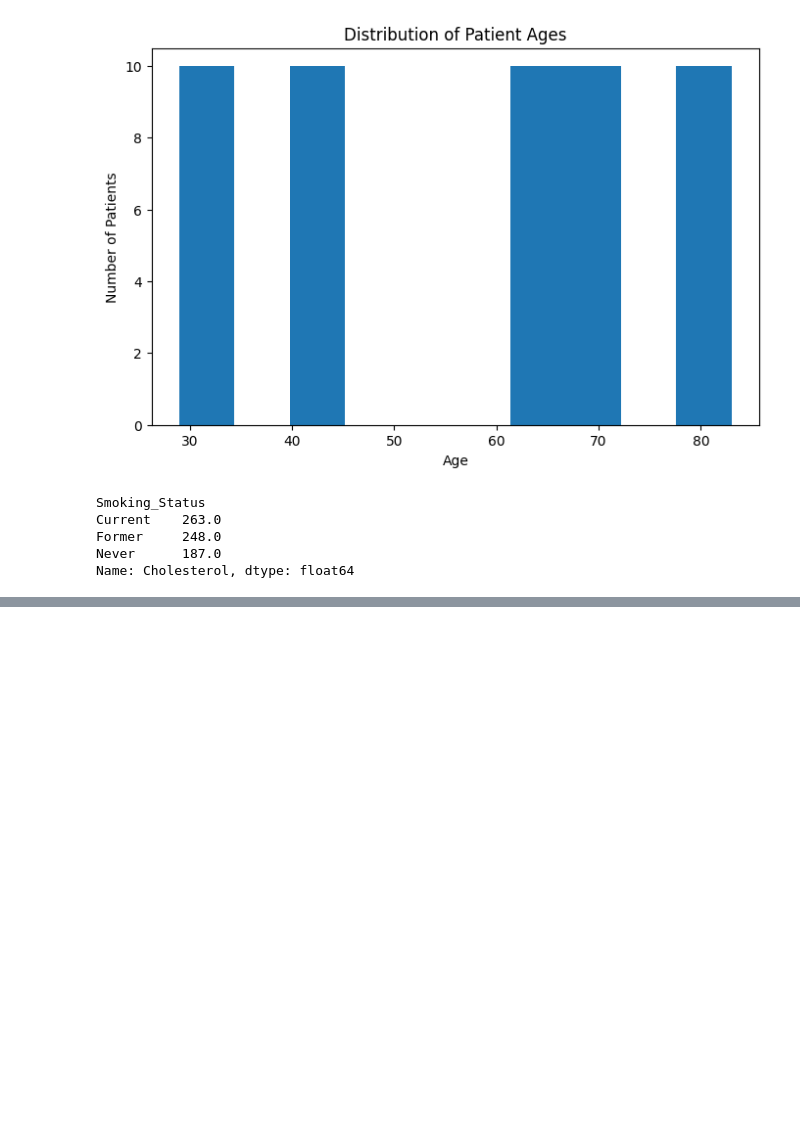
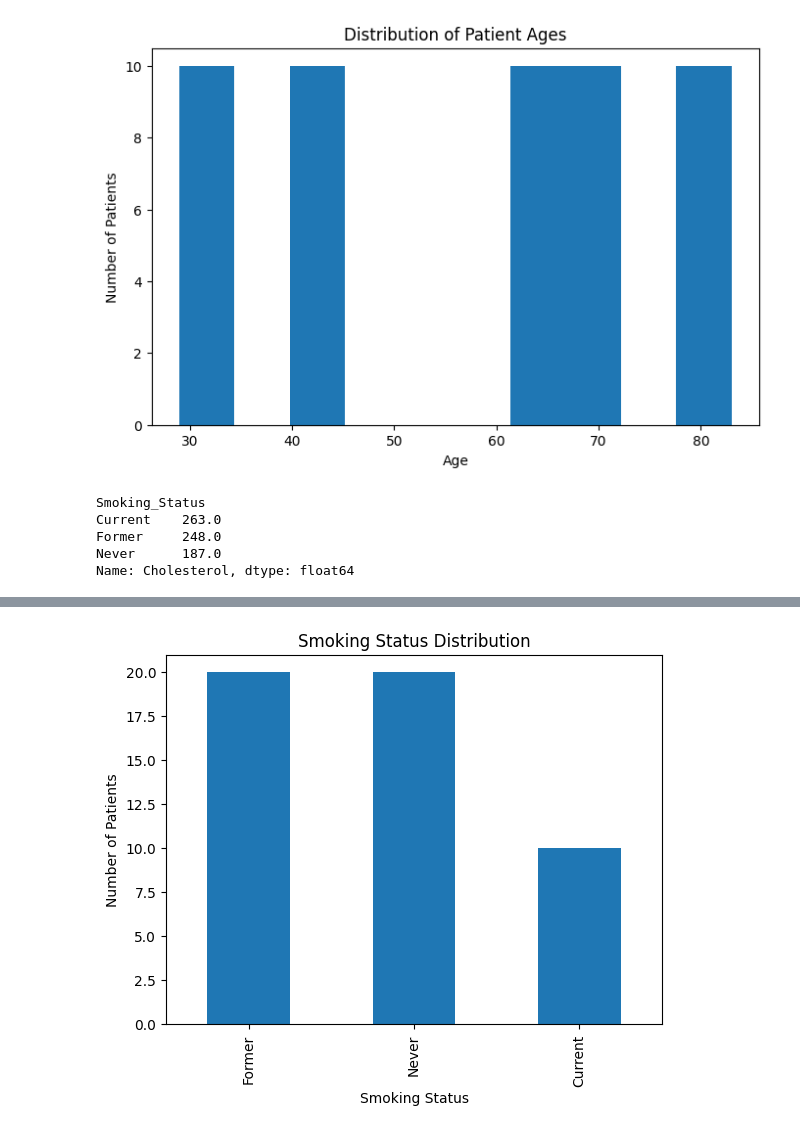
Before and after one commit to tapay9/healthcare_analysis, a Jupyter notebook: healthcare_analysis.ipynb, the cells around one changed output, grey strips where cells are left out. Saved outputs shown, nothing was run; the diff lists cells and outputs as text; code cells hidden in the pictures; blank space fills up the shorter version.

Commit message:
Completed initial EDA and analyzed smoking status vs cholesterol

```diff
--- a/healthcare_analysis.ipynb
+++ b/healthcare_analysis.ipynb
@@ -275,0 +296,9 @@ Name: Cholesterol, dtype: float64
+# %%
+df["Smoking_Status"].value_counts().plot(kind="bar")
+
+plt.title("Smoking Status Distribution")
+plt.xlabel("Smoking Status")
+plt.ylabel("Number of Patients")
+plt.show()
+# %% [output]
+[figure, added]
```
Also changed, not shown: parts of 12 cells of this notebook, 1 other file.
